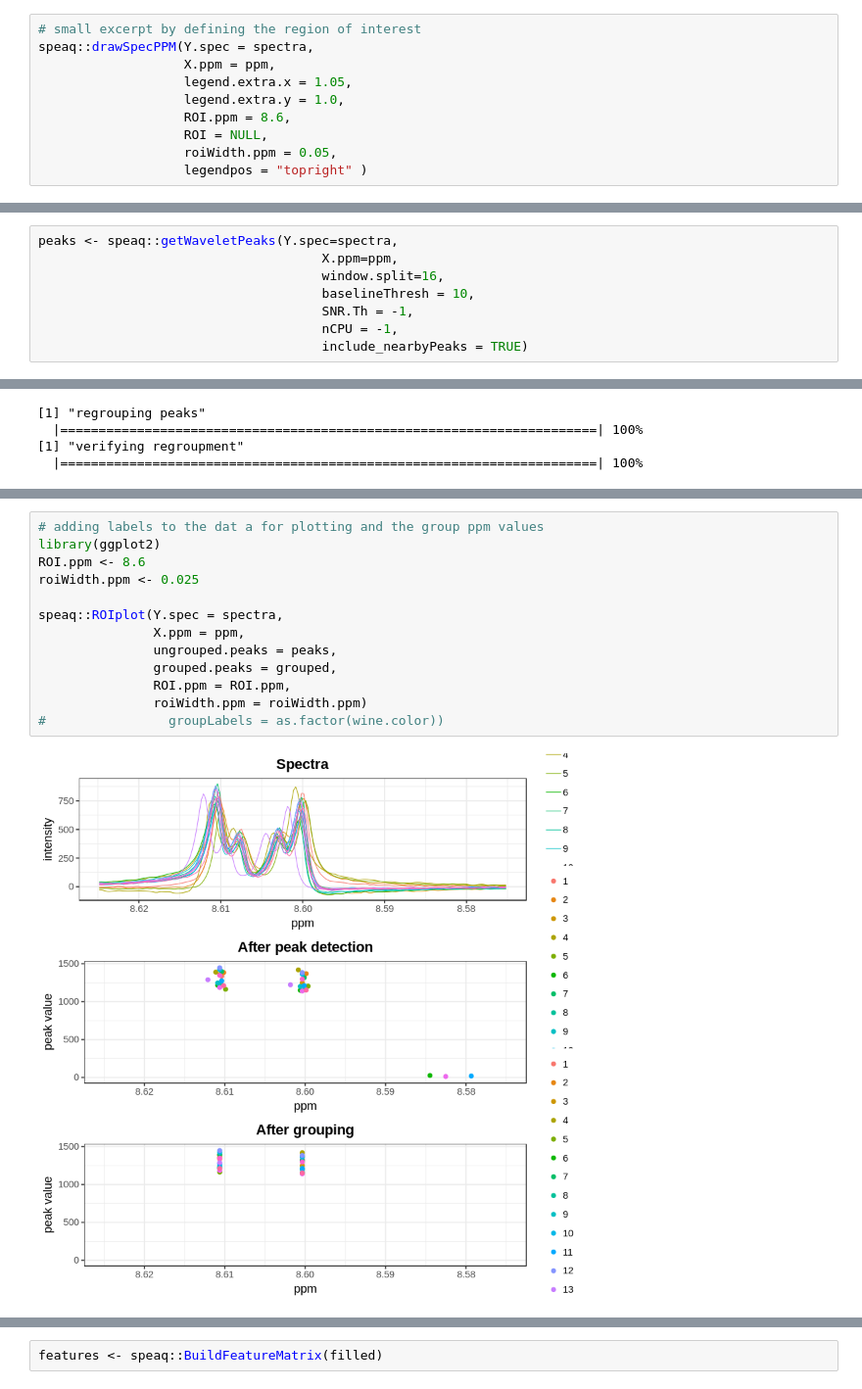
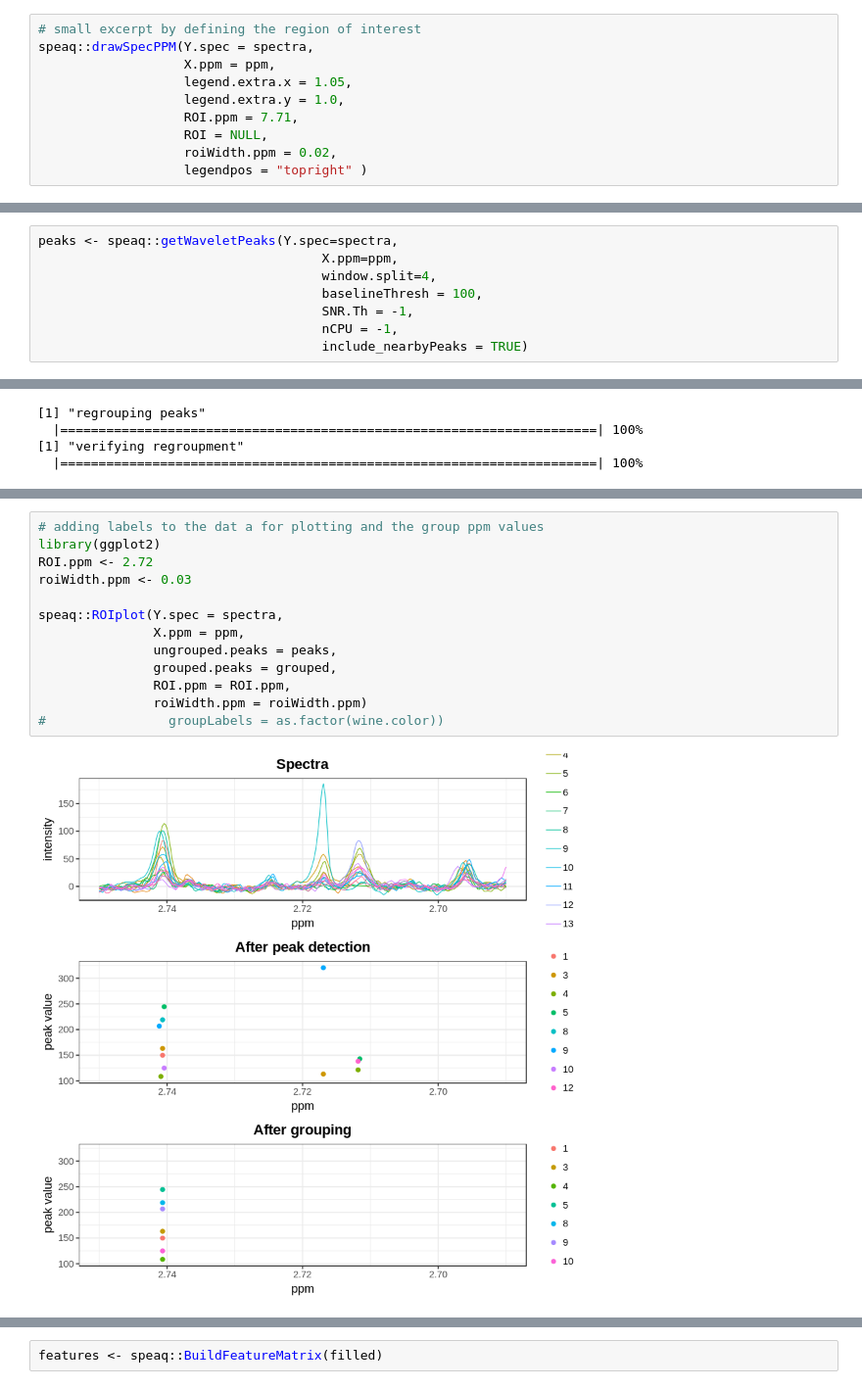
Before and after one commit to mkohram/arion, a Jupyter notebook: notebooks/arion_speaq.R.ipynb, the cells around one changed output, grey strips where cells are left out. Shown: that part at 98% size. Saved outputs shown, nothing was run; the diff lists cells and outputs as text.

```diff
--- a/notebooks/arion_speaq.R.ipynb
+++ b/notebooks/arion_speaq.R.ipynb
@@ -20,8 +20,8 @@ speaq::drawSpecPPM(Y.spec = spectra,
                    X.ppm = ppm,
                    legend.extra.x = 1.05,
                    legend.extra.y = 1.0,
-                   ROI.ppm = 8.6,
+                   ROI.ppm = 7.71,
                    ROI = NULL,
-                   roiWidth.ppm = 0.05,
+                   roiWidth.ppm = 0.02,
                    legendpos = "topright" )
 # %% [output]
@@ -29,8 +29,8 @@ speaq::drawSpecPPM(Y.spec = spectra,
 # %%
 peaks <- speaq::getWaveletPeaks(Y.spec=spectra,
                                      X.ppm=ppm,
-                                     window.split=16,
-                                     baselineThresh = 10,
+                                     window.split=4,
+                                     baselineThresh = 100,
                                      SNR.Th = -1,
                                      nCPU = -1,
                                      include_nearbyPeaks = TRUE)
@@ -91,15 +61,15 @@ grouped[grouped$peakPPM < 8.65 & grouped$peakPPM > 8.59,]
 # %%
 # adding labels to the dat a for plotting and the group ppm values
 library(ggplot2)
-ROI.ppm <- 8.6
-roiWidth.ppm <- 0.025
+ROI.ppm <- 2.72
+roiWidth.ppm <- 0.03
 
 speaq::ROIplot(Y.spec = spectra,
                X.ppm = ppm,
                ungrouped.peaks = peaks,
                grouped.peaks = grouped,
                ROI.ppm = ROI.ppm,
                roiWidth.ppm = roiWidth.ppm)
 #                groupLabels = as.factor(wine.color))
 # %% [output]
-[figure, old version]
+[figure, new version]
```
Also changed, not shown: parts of 25 cells of this notebook, 1 other file.
